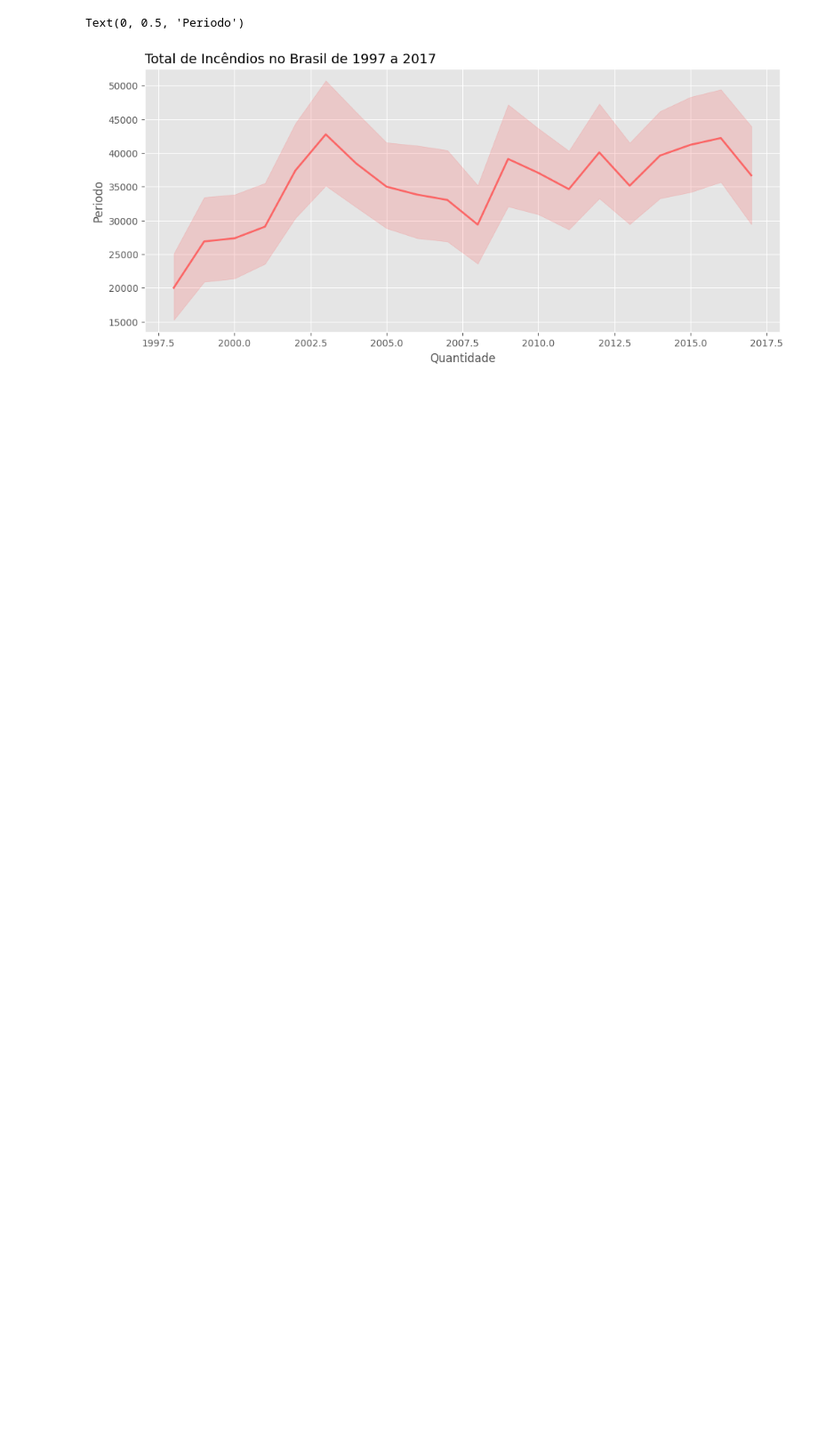
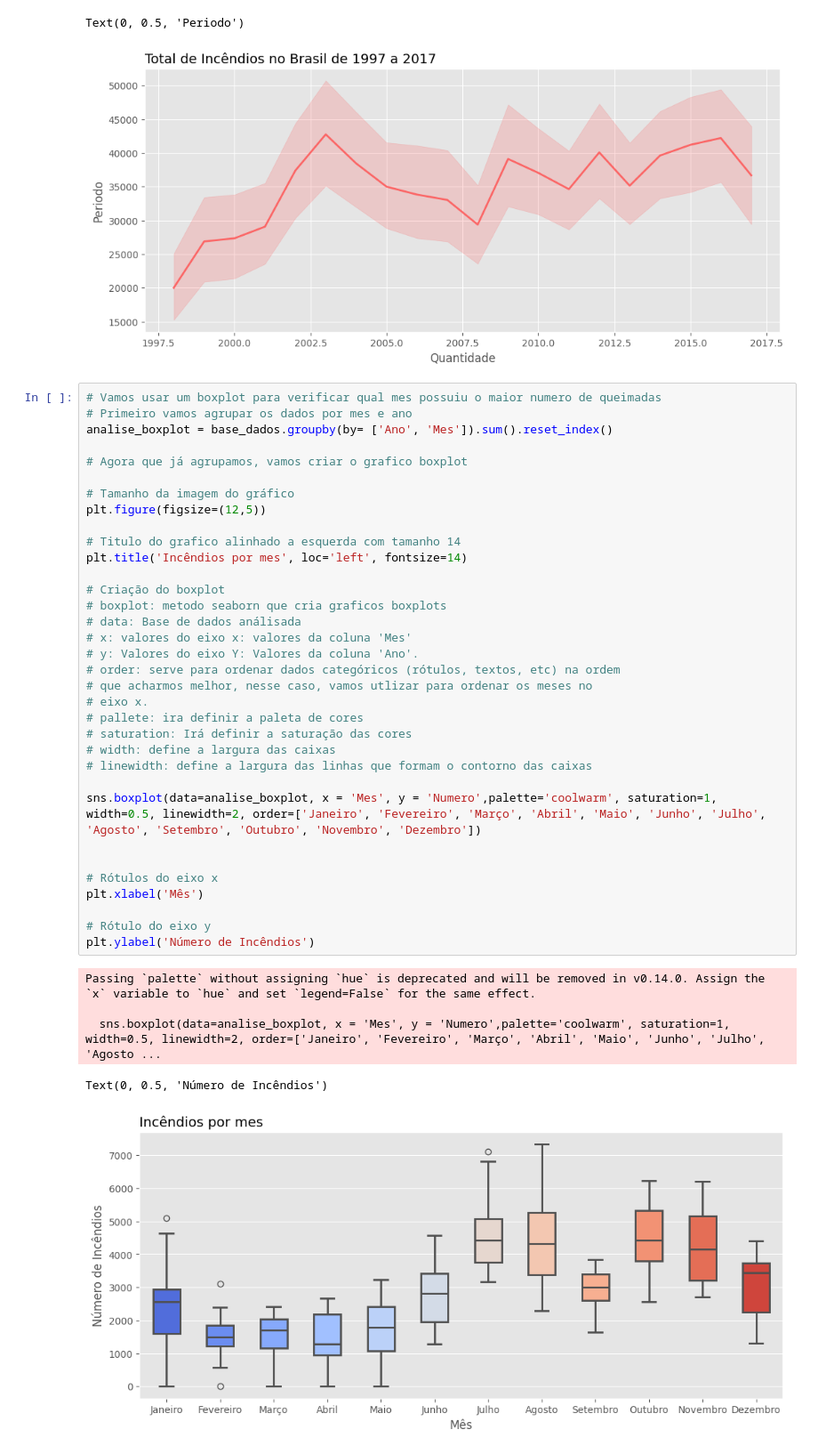
Before and after one commit to caikedomingues/curso-de-analise-de-dados-com-python, a Jupyter notebook: IncendioFlorestal.ipynb, the cells around one changed output. Shown: that part at 89% size. Drawn from its saved outputs; the diff is of its cells as text; blank space fills up the shorter version.

Commit message:
segunda parte da análise de incêndios

```diff
--- a/IncendioFlorestal.ipynb
+++ b/IncendioFlorestal.ipynb
@@ -237,3 +237,43 @@ plt.ylabel('Periodo')
 # %% [output]
 Text(0, 0.5, 'Periodo')
 [figure]
+# %%
+# Vamos usar um boxplot para verificar qual mes possuiu o maior numero de queimadas
+# Primeiro vamos agrupar os dados por mes e ano
+analise_boxplot = base_dados.groupby(by= ['Ano', 'Mes']).sum().reset_index()
+
+# Agora que já agrupamos, vamos criar o grafico boxplot
+
+# Tamanho da imagem do gráfico
+plt.figure(figsize=(12,5))
+
+# Titulo do grafico alinhado a esquerda com tamanho 14
+plt.title('Incêndios por mes', loc='left', fontsize=14)
+
+# Criação do boxplot
+# boxplot: metodo seaborn que cria graficos boxplots
+# data: Base de dados análisada
+# x: valores do eixo x: valores da coluna 'Mes'
+# y: Valores do eixo Y: Valores da coluna 'Ano'.
+# order: serve para ordenar dados categóricos (rótulos, textos, etc) na ordem
+# que acharmos melhor, nesse caso, vamos utlizar para ordenar os meses no
+# eixo x.
+# pallete: ira definir a paleta de cores
+# saturation: Irá definir a saturação das cores
+# width: define a largura das caixas
+# linewidth: define a largura das linhas que formam o contorno das caixas
+
+sns.boxplot(data=analise_boxplot, x = 'Mes', y = 'Numero',palette='coolwarm', saturation=1, width=0.5, linewidth=2, order=['Janeiro', 'Fevereiro', 'Março', 'Abril', 'Maio', 'Junho', 'Julho', 'Agosto', 'Setembro', 'Outubro', 'Novembro', 'Dezembro'])
+
+
+# Rótulos do eixo x
+plt.xlabel('Mês')
+
+# Rótulo do eixo y
+plt.ylabel('Número de Incêndios')
+# %% [output]
+Passing `palette` without assigning `hue` is deprecated and will be removed in v0.14.0. Assign the `x` variable to `hue` and set `legend=False` for the same effect.
+
+  sns.boxplot(data=analise_boxplot, x = 'Mes', y = 'Numero',palette='coolwarm', saturation=1, width=0.5, linewidth=2, order=['Janeiro', 'Fevereiro', 'Março', 'Abril', 'Maio', 'Junho', 'Julho', 'Agosto ...
+Text(0, 0.5, 'Número de Incêndios')
+[figure, added]
```
